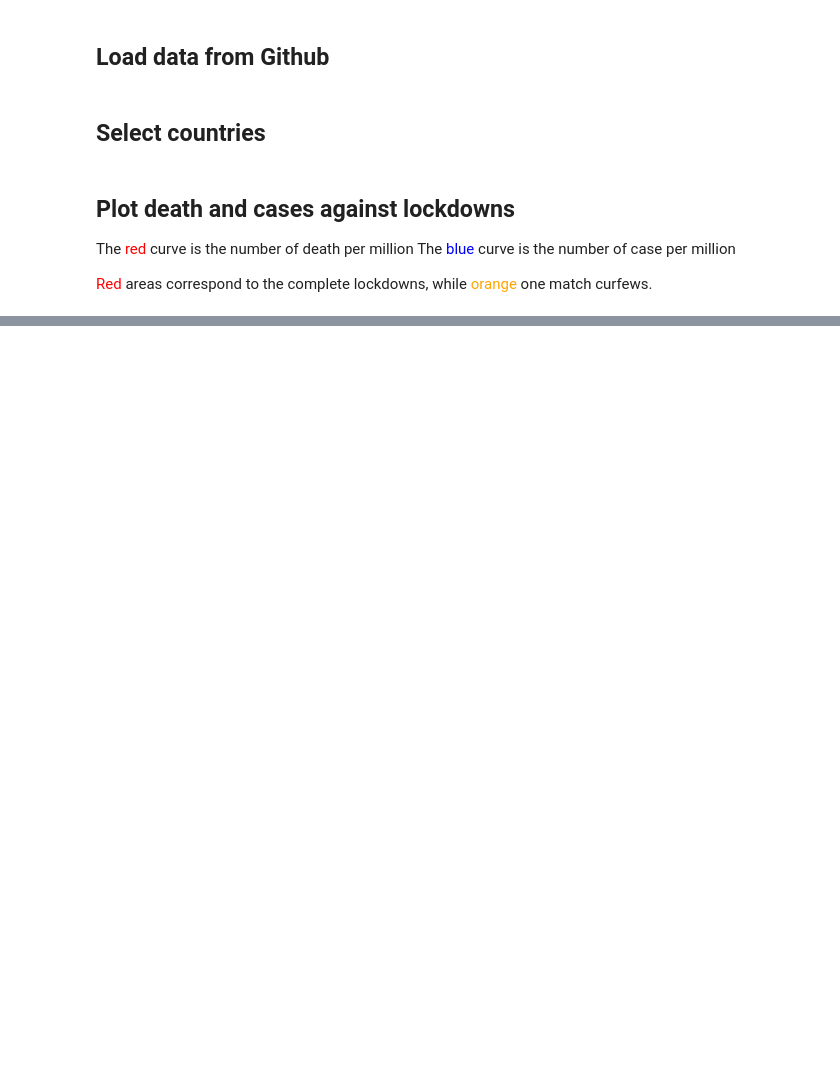
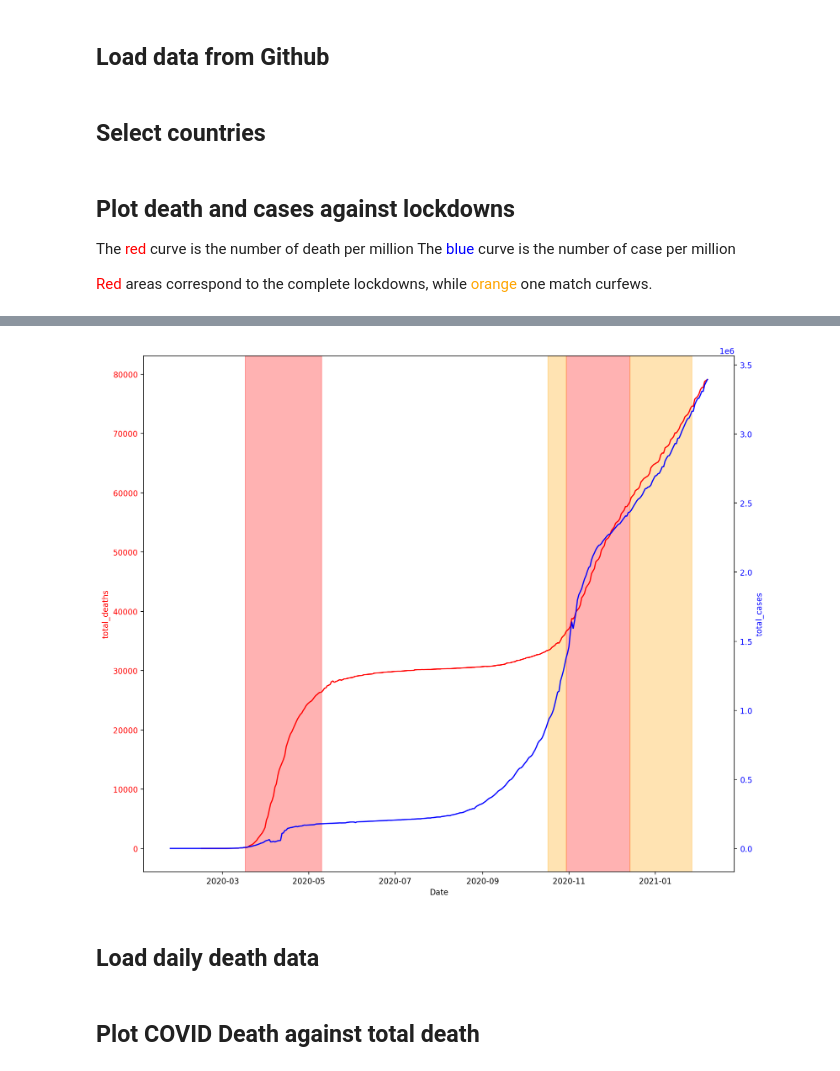
Before and after one commit to simonmoreau/covid-data, a Jupyter notebook: COVID Lockdown Effect.ipynb, the cells around one changed output, grey strips where cells are left out. Cells and saved outputs as stored; diff of their text form; code cells hidden in the pictures; blank space fills up the shorter version.

Commit message:
add french death stats

```diff
--- a/COVID Lockdown Effect.ipynb
+++ b/COVID Lockdown Effect.ipynb
@@ -117,0 +124,32 @@ plot_serie(column_name)
+# %%
+    plt.rcParams['figure.figsize'] = [12, 10]
+    plt.rcParams['figure.dpi'] = 200
+
+    # fig = plt.figure()
+    # fig.suptitle('Death per million', fontsize=15)
+
+    fig, ax = plt.subplots()
+    for lockdown in lockdown_list:
+        ax.axvspan(lockdown['start_date'], lockdown['end_date'], alpha=0.3, color=lockdown['color'])
+
+    for key, grp in covid_data_df.groupby(['location']):
+        ax.set_xlabel('Date')
+        ax.set_ylabel('total_deaths', color='red')
+        ax.plot(grp['date'], grp['total_deaths'], color='red')
+        ax.tick_params(axis='y', labelcolor='red')
+
+        ax2 = ax.twinx()
+
+        ax2.set_ylabel('total_cases', color='blue')
+        ax2.plot(grp['date'], grp['total_cases'], color='blue')
+        ax2.tick_params(axis='y', labelcolor='blue')
+
+
+    fig.tight_layout()
+    plt.xlabel('Date', fontsize=16)
+
+    plt.show()
+# %% [output]
+[figure, added]
+# %% [markdown]
+## Load daily death data
@@ -117,0 +165,2 @@ plot_serie(column_name)
+# %% [markdown]
+## Plot COVID Death against total death
```
Also changed, not shown: parts of 11 cells of this notebook, 7 other files.
